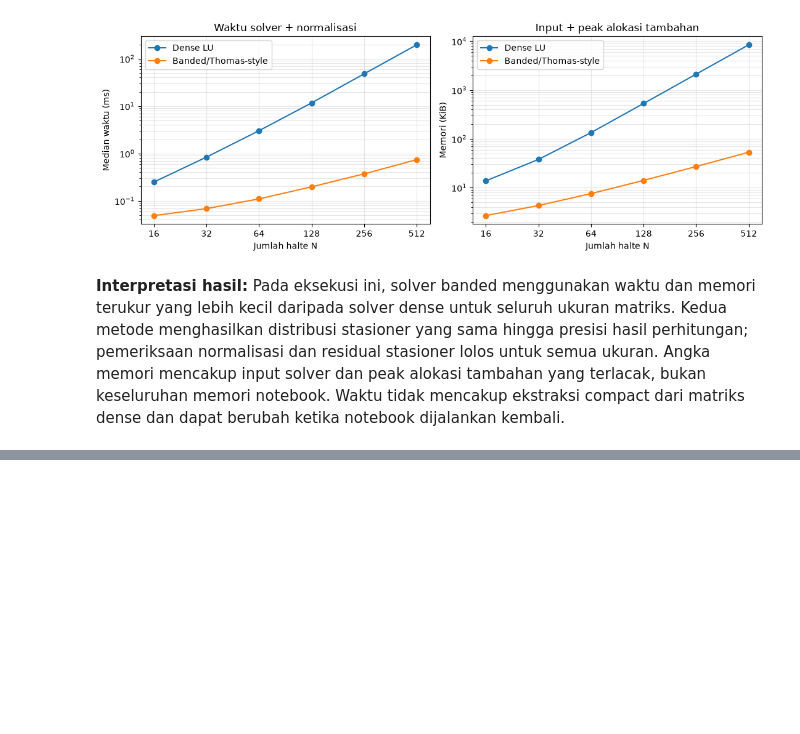
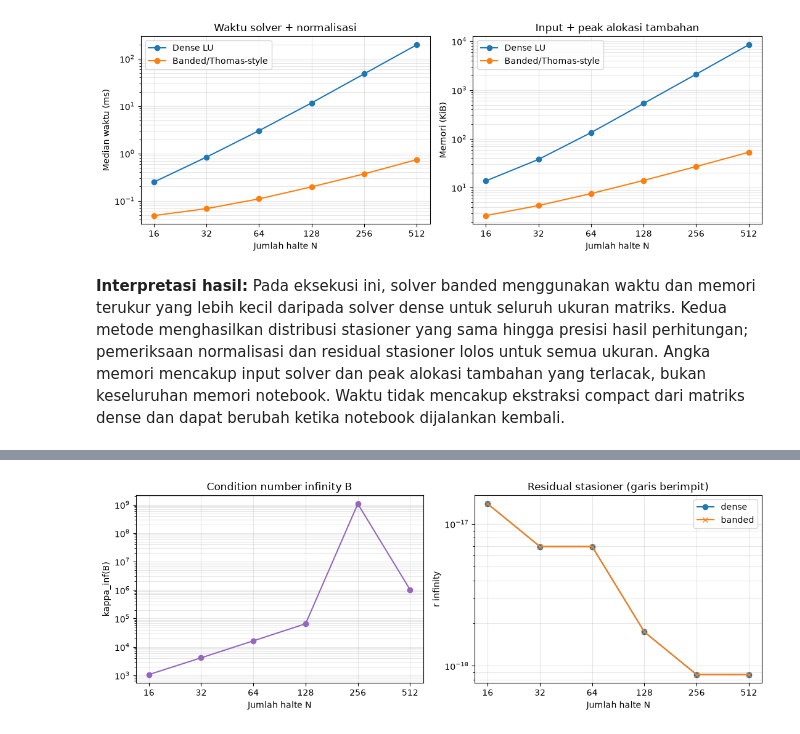
Before and after one commit to AsukaOurijya/tk1-no1-anum, a Jupyter notebook: TK1_Nomor1.ipynb, the cells around one changed output, grey strips where cells are left out. Cells and saved outputs as stored; diff of their text form; code cells hidden in the pictures; blank space fills up the shorter version.

Commit message:
feat: add complexity conditioning and independent accuracy analysis

```diff
--- a/TK1_Nomor1.ipynb
+++ b/TK1_Nomor1.ipynb
@@ -1164,0 +1207,21 @@ notebook dijalankan kembali.
+# %%
+complexity_results = []
+print("N | FLOPs update dense | slot B dense | slot B band | slot kerja band+fill | rasio waktu | rasio memori")
+for row in performance_results:
+    N = row["N"]
+    dense_flops = 2 * (N**3 - N) // 3
+    record = {
+        "N": N, "dense_update_flops": dense_flops,
+        "dense_coefficient_slots": N*N, "band_input_slots": 4*N-4,
+        "band_work_coefficient_slots": 5*N,
+        "speedup": row["dense"]["seconds"] / row["banded"]["seconds"],
+        "memory_ratio": row["dense"]["peak_total_bytes"] / row["banded"]["peak_total_bytes"],
+    }
+    complexity_results.append(record)
+    print(f"{N} | {dense_flops} | {N*N} | {4*N-4} | {5*N} | "
+          f"{record['speedup']:.2f}x | {record['memory_ratio']:.2f}x")
+print("Rasio waktu terukur untuk setiap penggandaan N (dense, banded):")
+for previous, current in zip(performance_results, performance_results[1:]):
+    print(f"{previous['N']} -> {current['N']}: "
+          f"{current['dense']['seconds']/previous['dense']['seconds']:.2f}, "
+          f"{current['banded']['seconds']/previous['banded']['seconds']:.2f}")
@@ -1164,0 +1526,22 @@ notebook dijalankan kembali.
+# %%
+fig_accuracy, axes_accuracy = plt.subplots(1, 2, figsize=(11, 4))
+axes_accuracy[0].loglog(MATRIX_SIZES, [row["kappa_inf"] for row in condition_results], "o-", color="tab:purple")
+axes_accuracy[0].set_title("Condition number infinity B")
+axes_accuracy[0].set_ylabel("kappa_inf(B)")
+floor_for_plot = 1e-20  # Hanya untuk grafik log; nilai tabel/CSV tetap asli.
+for method, marker in (("dense", "o"), ("banded", "x")):
+    rows = [row for row in accuracy_results if row["method"] == method]
+    axes_accuracy[1].loglog(MATRIX_SIZES, [max(row["stationary_residual_inf"], floor_for_plot) for row in rows], marker+"-", label=method)
+axes_accuracy[1].set_title("Residual stasioner (garis berimpit)")
+axes_accuracy[1].set_ylabel("r infinity")
+axes_accuracy[1].legend()
+for ax in axes_accuracy:
+    ax.set_xlabel("Jumlah halte N")
+    ax.set_xscale("log", base=2)
+    ax.set_xticks(MATRIX_SIZES, labels=[str(n) for n in MATRIX_SIZES])
+    ax.grid(True, which="both", alpha=0.3)
+fig_accuracy.tight_layout()
+fig_accuracy.savefig(OUTPUT_DIR / "kondisi_galat.png", dpi=180, bbox_inches="tight")
+plt.show()
+# %% [output]
+[figure, added]
```
Also changed, not shown: parts of 8 cells of this notebook.
